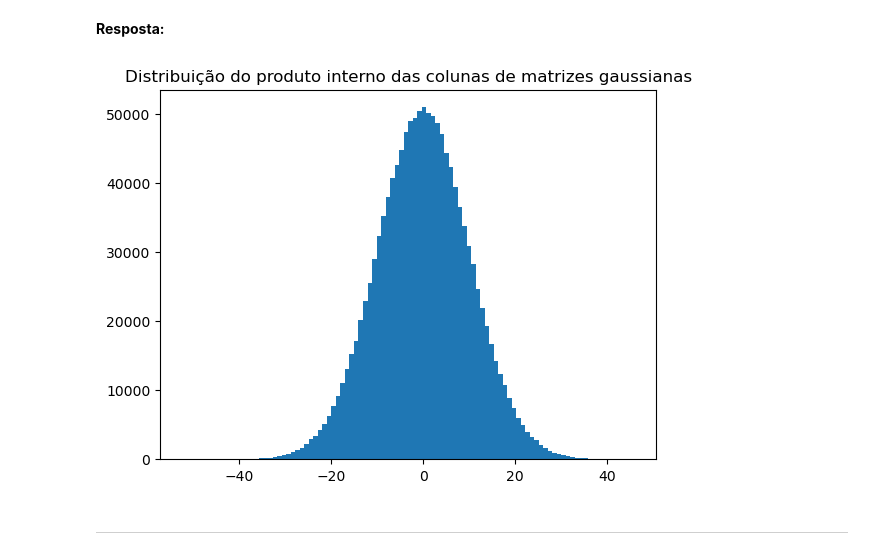
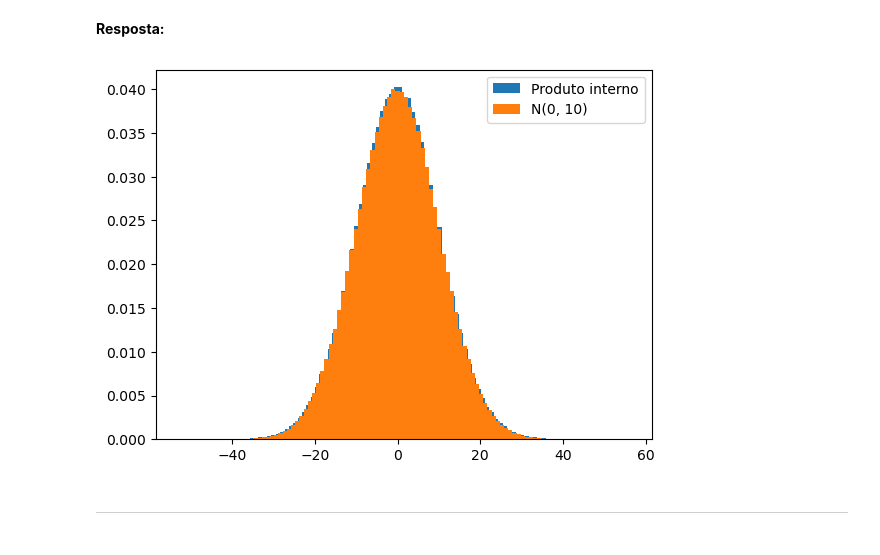
Before and after one commit to alexoliveiraFGV24/rand_nla, a Jupyter notebook: final/Projeto4.ipynb, the cells around one changed output. Drawn from its saved outputs; the diff is of its cells as text; code cells hidden in the pictures.

```diff
--- a/final/Projeto4.ipynb
+++ b/final/Projeto4.ipynb
@@ -31,9 +31,12 @@ def norm2(x):
 def gaussian_matrix(m:int, n:int):
     return np.random.normal(0, 1, (m,n))
 
-def plot_dist(data, title="", bins=100):
-    plt.hist(data, bins=bins)
+def plot_dist(datas:list, legends:list, density=True, title="", bins=100):
     plt.title(title)
+    n = len(datas)
+    for i in range(n):
+        plt.hist(datas[i], bins=bins, label=legends[i], density=density)
+    plt.legend()
     plt.show()
 # %%
 n = 500
@@ -56,18 +59,23 @@ plot_dist(norms, "Distribuição das normas 2 das colunas de matrizes gaussianas
 # %%
 m = 100
 ns = [100, 200, 500, 1000]
 prods = []
 for n in ns:
     A = gaussian_matrix(m, n)
     for i in range(n):
         for j in range(n):
             if i != j:
                 prod = np.inner(A[:, i], A[:, j])
                 prods.append(prod)
 
-plot_dist(prods, "Distribuição do produto interno das colunas de matrizes gaussianas")
+compare = []
+for _ in range(1400000):
+    x = np.random.normal(0, 10)
+    compare.append(x)
+
+plot_dist([prods, compare], ["Produto interno", "N(0, 10)"], "Distribuição do produto interno das colunas de matrizes gaussianas", bins=100)
 # %% [output]
-[figure, old version]
+[figure, new version]
 # %% [markdown]
 ---
 # %% [markdown]
```
Also changed, not shown: parts of 3 cells of this notebook, 2 other files.
